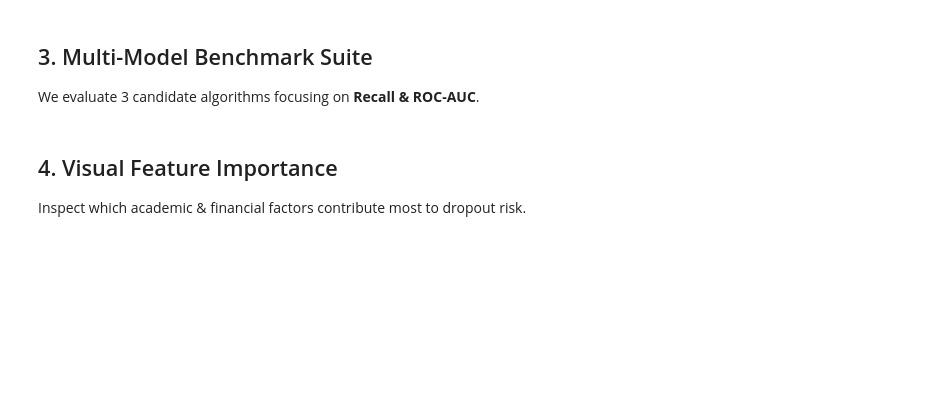
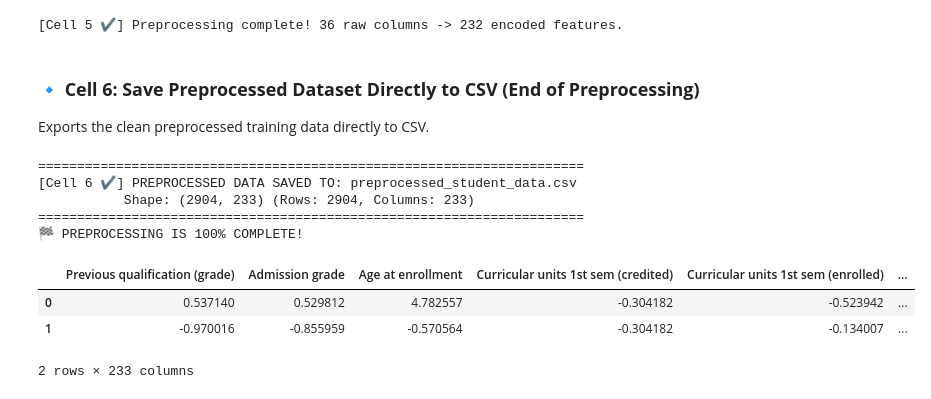
Before and after one commit to TanyaTejaswi/DropGuard, a Jupyter notebook: ml_engine/01_eda_and_training.ipynb, the cells around one changed output. Cells and saved outputs as stored; diff of their text form; code cells hidden in the pictures; blank space fills up the shorter version.

```diff
--- a/ml_engine/01_eda_and_training.ipynb
+++ b/ml_engine/01_eda_and_training.ipynb
@@ -48,4 +136,5 @@ We separate features into:
 # %%
+# Cell 5: Preprocessing Transformation
 NUMERICAL_FEATURES = [
     'Previous qualification (grade)', 'Admission grade', 'Age at enrollment',
     'Curricular units 1st sem (credited)', 'Curricular units 1st sem (enrolled)',
@@ -68,6 +157,7 @@ BINARY_FEATURES = [
     'Debtor', 'Tuition fees up to date', 'Gender', 'Scholarship holder', 'International'
 ]
 
+# Build Preprocessor
 preprocessor = ColumnTransformer(
     transformers=[
         ('num', StandardScaler(), NUMERICAL_FEATURES),
@@ -76,47 +166,41 @@ preprocessor = ColumnTransformer(
     ]
 )
 
-# Binary target formulation: Dropout=1, Graduate=0
-binary_df = df[df['Target'].isin(['Dropout', 'Graduate'])].copy()
-X = binary_df.drop(columns=['Target'])
-y = (binary_df['Target'] == 'Dropout').astype(int)
-
-X_train, X_test, y_train, y_test = train_test_split(
-    X, y, test_size=0.20, random_state=42, stratify=y
-)
-
+# Fit on X_train only and transform both
 X_train_proc = preprocessor.fit_transform(X_train)
 X_test_proc = preprocessor.transform(X_test)
 
-print(f"Raw Features: {X.shape[1]} -> Preprocessed Encoded Features: {X_train_proc.shape[1]}")
+# Feature names
+cat_encoder = preprocessor.named_transformers_['cat']
+encoded_cat_names = cat_encoder.get_feature_names_out(CATEGORICAL_FEATURES).tolist()
+all_feature_names = NUMERICAL_FEATURES + encoded_cat_names + BINARY_FEATURES
+
+print(f"[Cell 5 ✔] Preprocessing complete! {X_train.shape[1]} raw columns -> {X_train_proc.shape[1]} encoded features.")
+# %% [output]
+[Cell 5 ✔] Preprocessing complete! 36 raw columns -> 232 encoded features.
-# %% [markdown]
-## 3. Multi-Model Benchmark Suite
-We evaluate 3 candidate algorithms focusing on **Recall & ROC-AUC**.
-# %%
-models = {
-    'Logistic Regression': LogisticRegression(max_iter=1000, class_weight='balanced', random_state=42),
-    'Random Forest': RandomForestClassifier(n_estimators=200, max_depth=14, class_weight='balanced', random_state=42, n_jobs=-1),
-    'Gradient Boosting': GradientBoostingClassifier(n_estimators=150, max_depth=5, learning_rate=0.08, random_state=42)
-}
-
-benchmark_results = []
-
-for name, model in models.items():
-    model.fit(X_train_proc, y_train)
-    y_pred = model.predict(X_test_proc)
-    y_prob = model.predict_proba(X_test_proc)[:, 1]
-
-    benchmark_results.append({
-        'Model': name,
-        'Accuracy': f"{accuracy_score(y_test, y_pred) * 100:.2f}%",
-        'Precision (At-Risk)': f"{precision_score(y_test, y_pred) * 100:.2f}%",
-        'Recall (At-Risk)': f"{recall_score(y_test, y_pred) * 100:.2f}%",
-        'F1-Score': f"{f1_score(y_test, y_pred) * 100:.2f}%",
-        'ROC-AUC': f"{roc_auc_score(y_test, y_prob):.4f}"
-    })
-
-results_table = pd.DataFrame(benchmark_results)
-results_table
-# %% [markdown]
-## 4. Visual Feature Importance
-Inspect which academic & financial factors contribute most to dropout risk.
+# %% [markdown]
+### 🔹 **Cell 6: Save Preprocessed Dataset Directly to CSV (End of Preprocessing)**
+Exports the clean preprocessed training data directly to CSV.
+# %%
+# Cell 6: Export Preprocessed CSV
+processed_df = pd.DataFrame(X_train_proc, columns=all_feature_names)
+processed_df['Target_is_dropout'] = y_train.values
+
+processed_df.to_csv(PREPROCESSED_CSV_PATH, index=False)
+
+print("=" * 70)
+print(f"[Cell 6 ✔] PREPROCESSED DATA SAVED TO: {PREPROCESSED_CSV_PATH}")
+print(f"           Shape: {processed_df.shape} (Rows: {processed_df.shape[0]}, Columns: {processed_df.shape[1]})")
+print("=" * 70)
+print("🏁 PREPROCESSING IS 100% COMPLETE!")
+processed_df.head(2)
+# %% [output]
+======================================================================
+[Cell 6 ✔] PREPROCESSED DATA SAVED TO: preprocessed_student_data.csv
+           Shape: (2904, 233) (Rows: 2904, Columns: 233)
+======================================================================
+🏁 PREPROCESSING IS 100% COMPLETE!
+|  | Previous qualification (grade) | Admission grade | Age at enrollment | Curricular units 1st sem (credited) | Curricular units 1st sem (enrolled) | ... |
+| 0 | 0.537140 | 0.529812 | 4.782557 | -0.304182 | -0.523942 | ... |
+| 1 | -0.970016 | -0.855959 | -0.570564 | -0.304182 | -0.134007 | ... |
+2 rows × 233 columns
```
Also changed, not shown: parts of 18 cells of this notebook.
